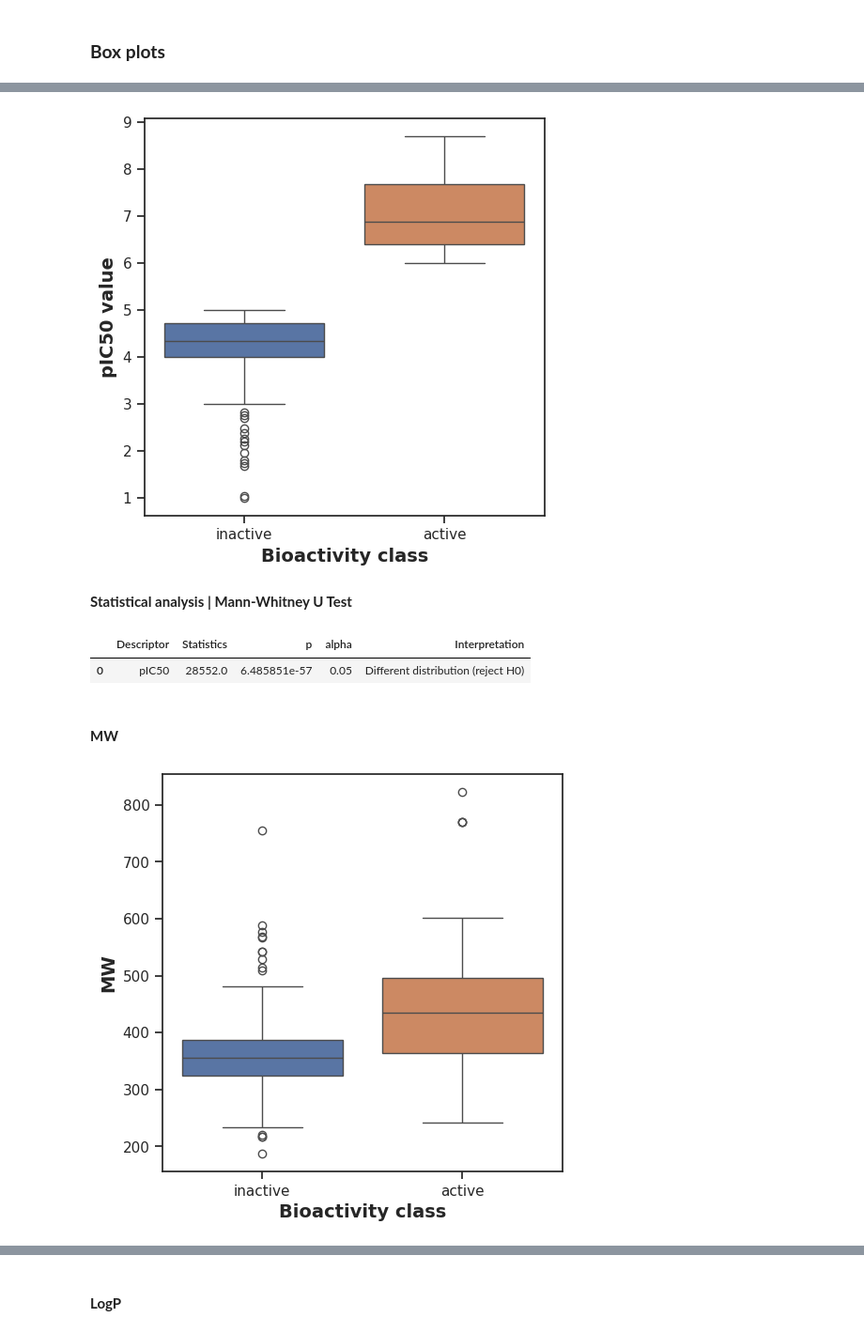
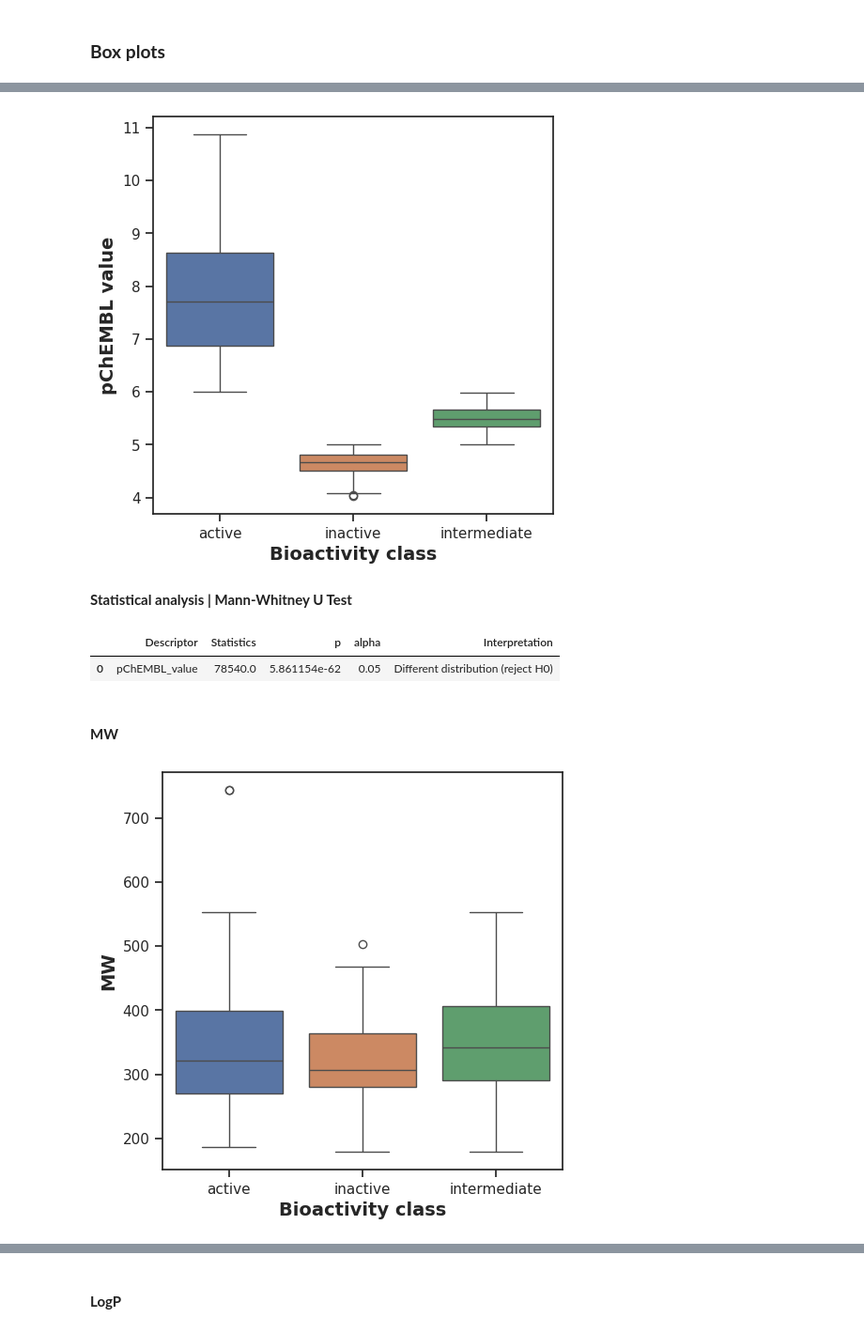
Before and after one commit to Sakhiur2022/QSAR-modeling-for-DHFR-TS, a Jupyter notebook: notebooks/Exploratory_Data_Analysis.ipynb, the cells around one changed output, grey strips where cells are left out. Shown at 94% size. Cells and saved outputs as stored; diff of their text form; code cells hidden in the pictures.

```diff
--- a/notebooks/Exploratory_Data_Analysis.ipynb
+++ b/notebooks/Exploratory_Data_Analysis.ipynb
@@ -56,7 +43,7 @@ sys.path.append('/usr/local/lib/python3.7/site-packages/')
 # %%
 import pandas as pd
 # %%
-df = pd.read_csv('bioactivity_preprocessed_data.csv')
+dataset_preprocessed = pd.read_csv('bioactivity_preprocessed_data.csv')
 # %% [markdown]
 ## **Calculate Lipinski descriptors**
 Christopher Lipinski, a scientist at Pfizer, came up with a set of rule-of-thumb for evaluating the **druglikeness** of compounds. Such druglikeness is based on the Absorption, Distribution, Metabolism and Excretion (ADME) that is also known as the pharmacokinetic profile. Lipinski analyzed all orally active FDA-approved drugs in the formulation of what is to be known as the **Rule-of-Five** or **Lipinski's Rule**.
@@ -109,7 +94,7 @@ def lipinski(smiles, verbose=False):
 
     return descriptors
 # %%
-df_lipinski = lipinski(df.canonical_smiles)
+dataset_preprocessed_lipinski = lipinski(dataset_preprocessed.canonical_smiles)
 # %% [markdown]
 ### **Combine DataFrames**
 
@@ -149,4 +134,4 @@ df
 # %% [markdown]
 Now, let's combine the 2 DataFrame
 # %%
-df_combined = pd.concat([df,df_lipinski], axis=1)
+dataset_preprocessed_lipinski_combined = pd.concat([dataset_preprocessed,dataset_preprocessed_lipinski], axis=1)
@@ -382,14 +203,15 @@ plt.savefig('plot_MW_vs_LogP.pdf')
 # %%
 plt.figure(figsize=(5.5, 5.5))
 
-sns.boxplot(x = 'bioactivity_class', y = 'pIC50', data = df_2class,hue='bioactivity_class')
+sns.boxplot(x = 'bioactivity_class', y = 'pChEMBL_value', data = dataset_preprocessed_lipinski_combined,hue='bioactivity_class')
 
 plt.xlabel('Bioactivity class', fontsize=14, fontweight='bold')
-plt.ylabel('pIC50 value', fontsize=14, fontweight='bold')
+plt.ylabel('pChEMBL value', fontsize=14, fontweight='bold')
 
 plt.savefig('plot_ic50.pdf')
+plt.savefig('plot_pChEMBL.png',dpi=30,bbox_inches="tight")
 # %% [output]
-[figure, old version]
+[figure, new version]
 # %% [markdown]
 **Statistical analysis | Mann-Whitney U Test**
 # %%
@@ -434,23 +255,24 @@ def mannwhitney(descriptor, verbose=False):
 
   return results
 # %%
-mannwhitney('pIC50')
+mannwhitney('pChEMBL_value')
 # %% [output]
 |  | Descriptor | Statistics | p | alpha | Interpretation |
-| 0 | pIC50 | 28552.0 | 6.485851e-57 | 0.05 | Different distribution (reject H0) |
+| 0 | pChEMBL_value | 78540.0 | 5.861154e-62 | 0.05 | Different distribution (reject H0) |
 # %% [markdown]
 #### **MW**
 # %%
 plt.figure(figsize=(5.5, 5.5))
 
-sns.boxplot(x = 'bioactivity_class', y = 'MW', data = df_2class,hue='bioactivity_class')
+sns.boxplot(x = 'bioactivity_class', y = 'MW', data =dataset_preprocessed_lipinski_combined,hue='bioactivity_class')
 
 plt.xlabel('Bioactivity class', fontsize=14, fontweight='bold')
 plt.ylabel('MW', fontsize=14, fontweight='bold')
 
 plt.savefig('plot_MW.pdf')
+plt.savefig('plot_MW.png',dpi=300,bbox_inches='tight')
 # %% [output]
-[figure, old version]
+[figure, new version]
 # %%
 mannwhitney('MW')
 # %% [output]
```
Also changed, not shown: parts of 46 cells of this notebook.
